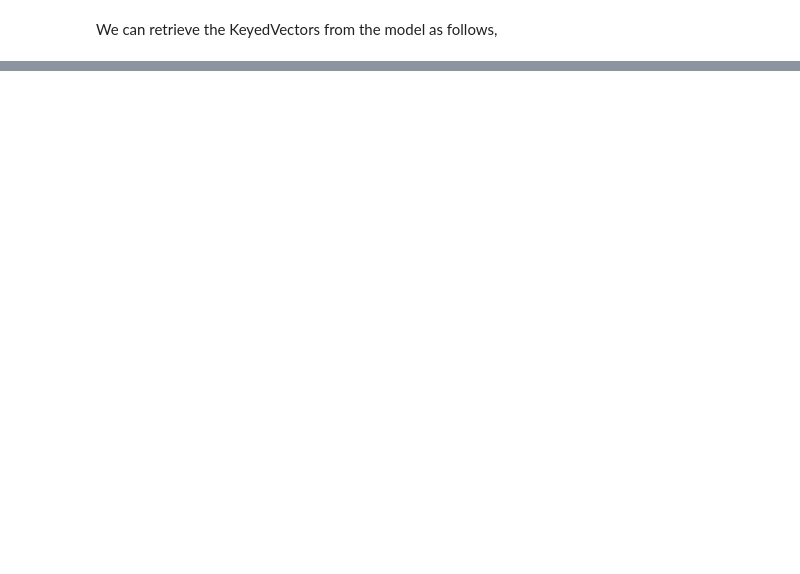
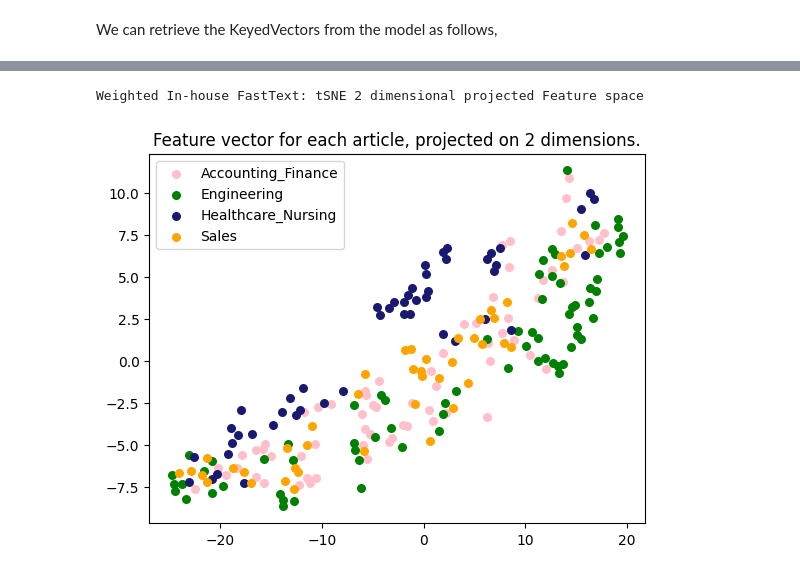
Before and after one commit to ayushpatel2002/jobs-data-NLP, a Jupyter notebook: task2_3.ipynb, the cells around one changed output, grey strips where cells are left out. Cells and saved outputs as stored; diff of their text form; code cells hidden in the pictures; blank space fills up the shorter version.

```diff
--- a/task2_3.ipynb
+++ b/task2_3.ipynb
@@ -289,0 +493,11 @@ Give a short summary and anything you would like to talk about the assessment ta
+# %%
+def gen_vocIndex(voc_fname):
+    with open(voc_fname) as vocf:
+        voc_Ind = [l.split(':') for l in vocf.read().splitlines()] # each line is 'index,word'
+    return {int(vi[1]):vi[0] for vi in voc_Ind}
+
+
+# Generates the w_index:word dictionary
+voc_fname = 'vocab.txt' # path for the vocabulary
+voc_dict = gen_vocIndex(voc_fname)
+voc_dict
@@ -289,0 +524,16 @@ Give a short summary and anything you would like to talk about the assessment ta
+# %%
+def doc_wordweights(fName_tVectors, voc_dict):
+    tfidf_weights = [] # a list to store the  word:weight dictionaries of documents
+
+    with open(fName_tVectors) as tVecf:
+        tVectors = tVecf.read().splitlines() # each line is a tfidf vector representation of a document in string format 'word_index:weight word_index:weight .......'
+    for tv in tVectors: # for each tfidf document vector
+        tv = tv.strip()
+        weights = tv.split(' ') # list of 'word_index:weight' entries
+        weights = [w.split(':') for w in weights] # change the format of weight to a list of '[word_index,weight]' entries
+        wordweight_dict = {voc_dict[int(w[0])]:w[1] for w in weights} # construct the weight dictionary, where each entry is 'word:weight'
+        tfidf_weights.append(wordweight_dict)
+    return tfidf_weights
+
+fName_tVectors = 'jobs_data_vector.txt'
+tfidf_weights = doc_wordweights(fName_tVectors, voc_dict)
@@ -289,0 +561,4 @@ Give a short summary and anything you would like to talk about the assessment ta
+# %%
+"""Note: use `weighted_docvecs` version
+"""
+weighted_bbcFT_dvs = weighted_docvecs(bbcFT_wv, tfidf_weights, df['Tokenized Description'])
@@ -289,0 +570,14 @@ Give a short summary and anything you would like to talk about the assessment ta
+# %%
+%matplotlib inline
+seed = 3891013
+from sklearn.model_selection import train_test_split
+from sklearn.linear_model import LogisticRegression
+
+
+dv = weighted_bbcFT_dvs
+name = "Weighted In-house FastText"
+print(name + ": tSNE 2 dimensional projected Feature space")
+plotTSNE(df['Category'],dv)
+# %% [output]
+Weighted In-house FastText: tSNE 2 dimensional projected Feature space
+[figure, added]
```
Also changed, not shown: parts of 77 cells of this notebook, 1 other file.
